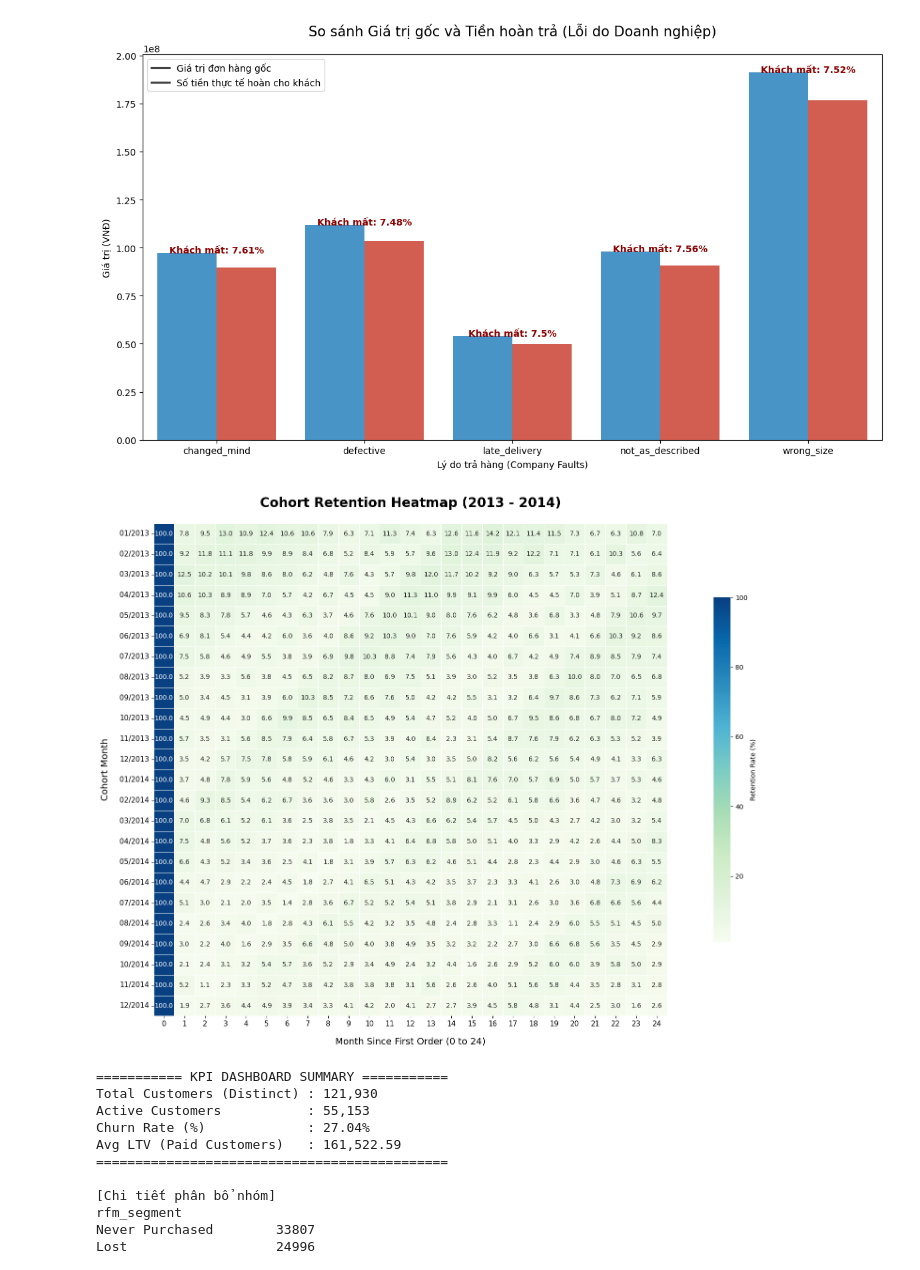
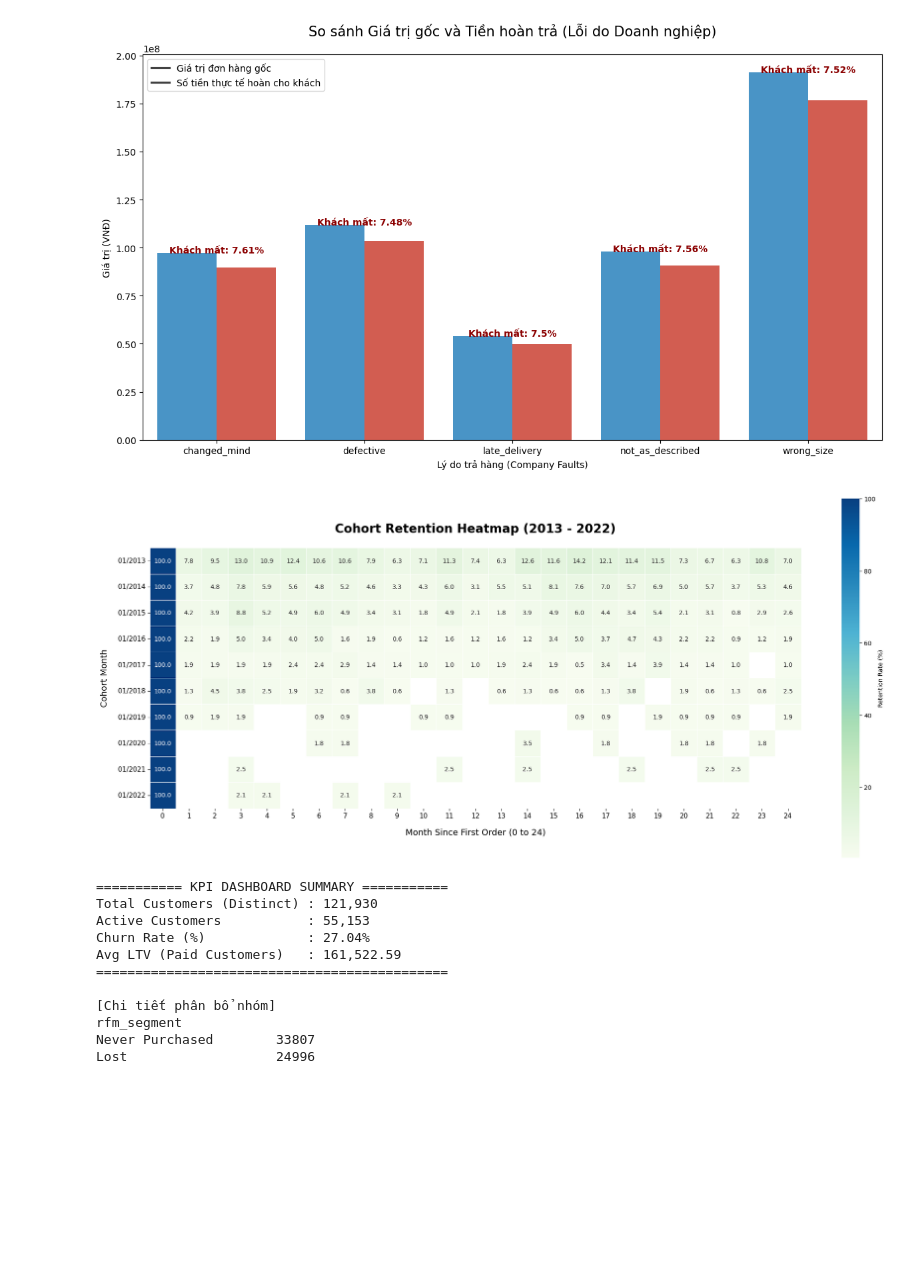
Before and after one commit to bee1zebub05/datathon-2026, a Jupyter notebook: DB3_Customer.ipynb, the cells around one changed output. Saved outputs shown, nothing was run; the diff lists cells and outputs as text; code cells hidden in the pictures; blank space fills up the shorter version.

```diff
--- a/DB3_Customer.ipynb
+++ b/DB3_Customer.ipynb
@@ -340,41 +340,41 @@ retention_matrix = retention.pivot(index='cohort_month', columns='period_number'
 
 # --- BƯỚC LỌC THEO YÊU CẦU: Lấy từ 2013 đến hết 2014 ---
 # Sử dụng .loc để chọn khoảng thời gian từ Index
-retention_matrix = retention_matrix.loc['2013-01':'2014-12']
+retention_matrix = retention_matrix.loc['2013-01':]
 
 # Chỉ lấy 24 tháng theo dõi (Period 0 đến 24)
-retention_matrix = retention_matrix.iloc[:, :25]
+retention_matrix = retention_matrix.iloc[::12, :25]
 # %%
 import seaborn as sns
 import matplotlib.pyplot as plt
 
 # Kích thước 20x12 là lý tưởng cho 24 dòng (2 năm)
 plt.figure(figsize=(20, 12))
 
-plt.title('Cohort Retention Heatmap (2013 - 2014)', fontsize=20, fontweight='bold', pad=25)
+plt.title('Cohort Retention Heatmap (2013 - 2022)', fontsize=20, fontweight='bold', pad=25)
 
 # Vẽ heatmap mô phỏng Tableau
 sns.heatmap(data=retention_matrix,
             annot=True,
             fmt='.1f',
             cmap='GnBu',         # Dải màu Navy/Teal
             square=True,
             linewidths=.5,
             cbar_kws={"shrink": 0.7, 'label': 'Retention Rate (%)'},
             annot_kws={"size": 10})
 
 plt.xlabel('Month Since First Order (0 to 24)', fontsize=14, labelpad=15)
 plt.ylabel('Cohort Month', fontsize=14, labelpad=15)
 
 # Định dạng nhãn trục Y thành MM/YYYY
 y_labels = [month.strftime('%m/%Y') for month in retention_matrix.index]
 plt.yticks(ticks=np.arange(len(y_labels)) + 0.5, labels=y_labels, fontsize=11, rotation=0)
 plt.xticks(fontsize=11)
 
 plt.tight_layout()
 plt.show()
 # %% [output]
-[figure, old version]
+[figure, new version]
 # %%
 df = dim_cust.copy()
 # %%
```
Also changed, not shown: parts of 2 cells of this notebook.
